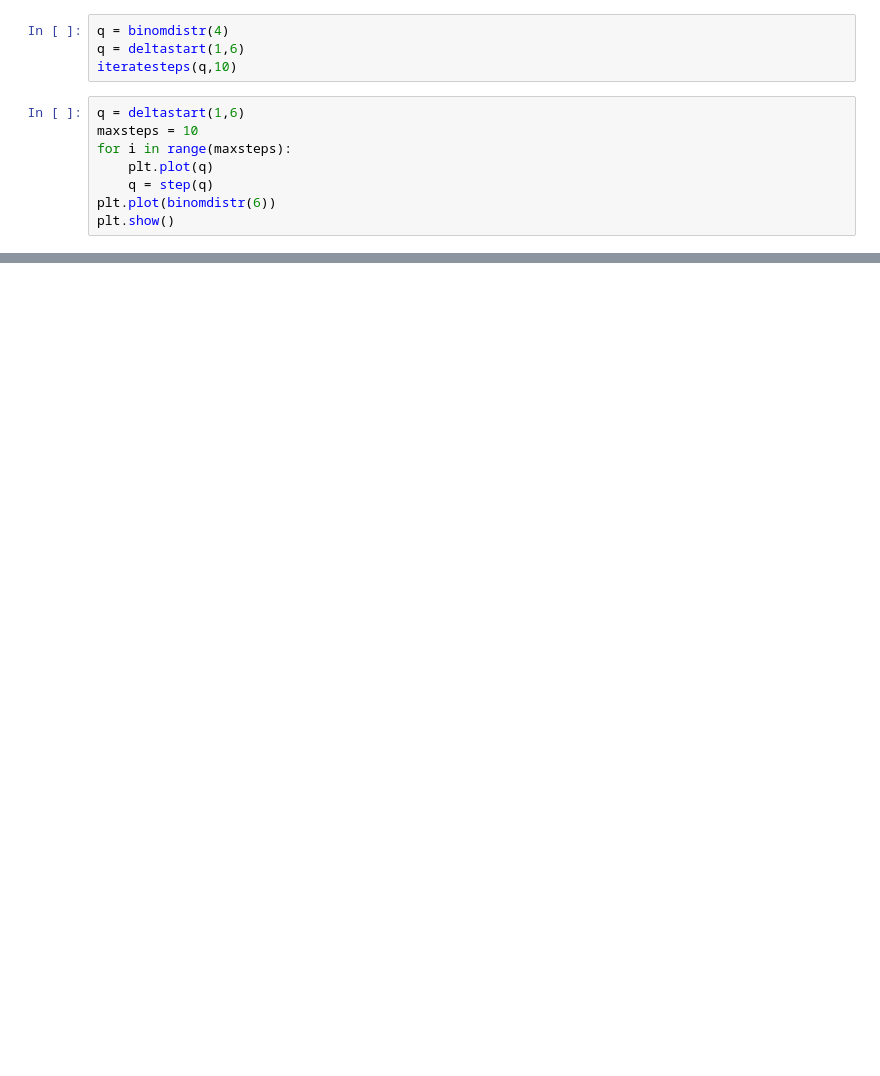
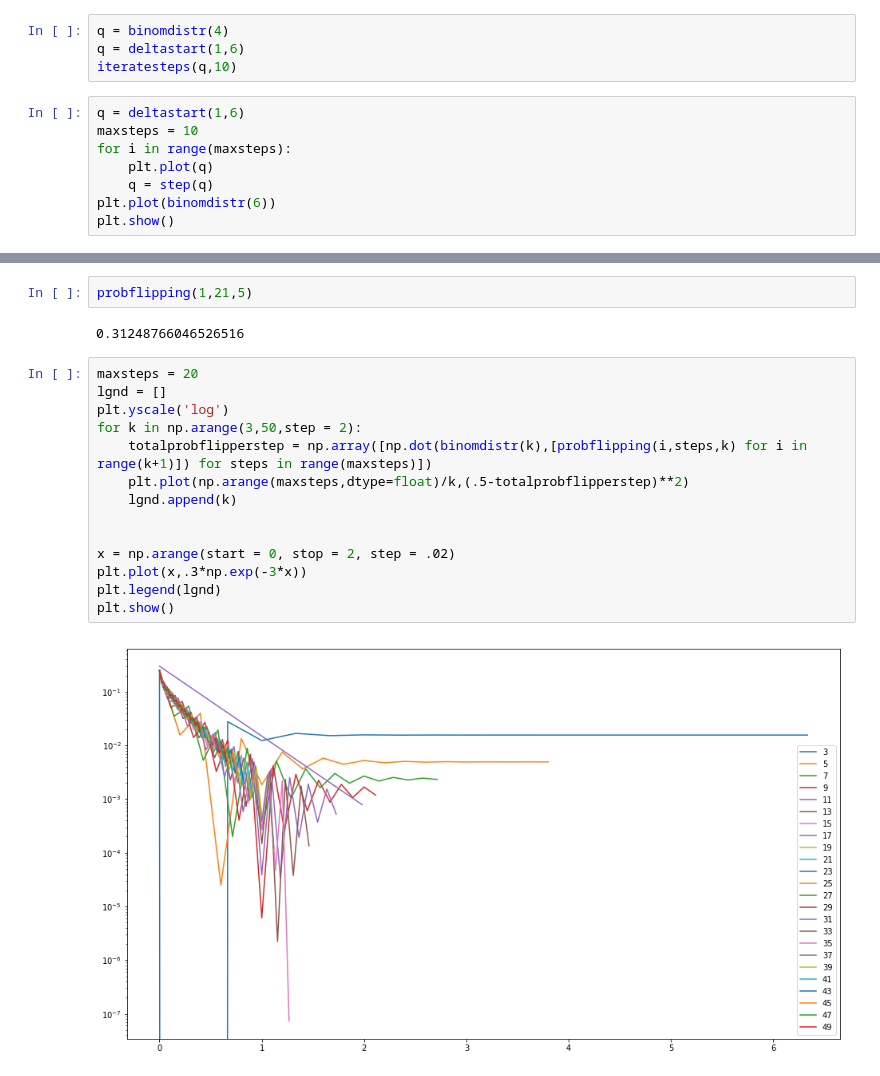
Before and after one commit to lukasgeyrhofer/flippingbits, a Jupyter notebook: dynamics.ipynb, the cells around one changed output, grey strips where cells are left out. Saved outputs shown, nothing was run; the diff lists cells and outputs as text; blank space fills up the shorter version.

```diff
--- a/dynamics.ipynb
+++ b/dynamics.ipynb
@@ -38,0 +60,20 @@ plt.show()
+# %%
+probflipping(1,21,5)
+# %% [output]
+0.31248766046526516
+# %%
+maxsteps = 20
+lgnd = []
+plt.yscale('log')
+for k in np.arange(3,50,step = 2):
+    totalprobflipperstep = np.array([np.dot(binomdistr(k),[probflipping(i,steps,k) for i in range(k+1)]) for steps in range(maxsteps)])
+    plt.plot(np.arange(maxsteps,dtype=float)/k,(.5-totalprobflipperstep)**2)
+    lgnd.append(k)
+
+
+x = np.arange(start = 0, stop = 2, step = .02)
+plt.plot(x,.3*np.exp(-3*x))
+plt.legend(lgnd)
+plt.show()
+# %% [output]
+[figure, added]
```
Also changed, not shown: parts of 7 cells of this notebook.
